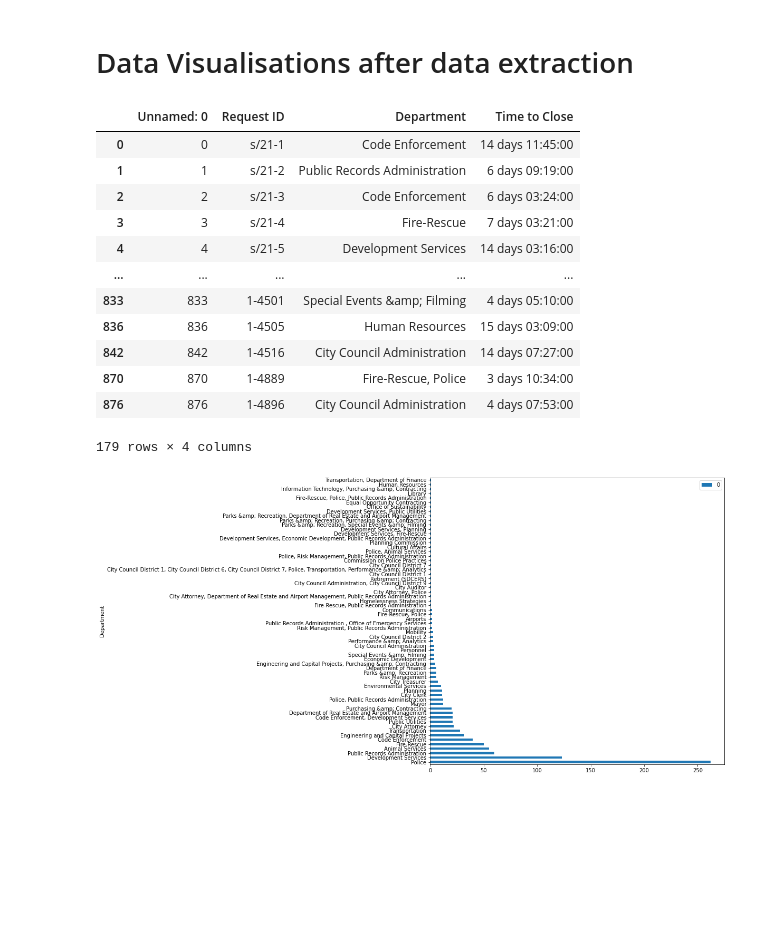
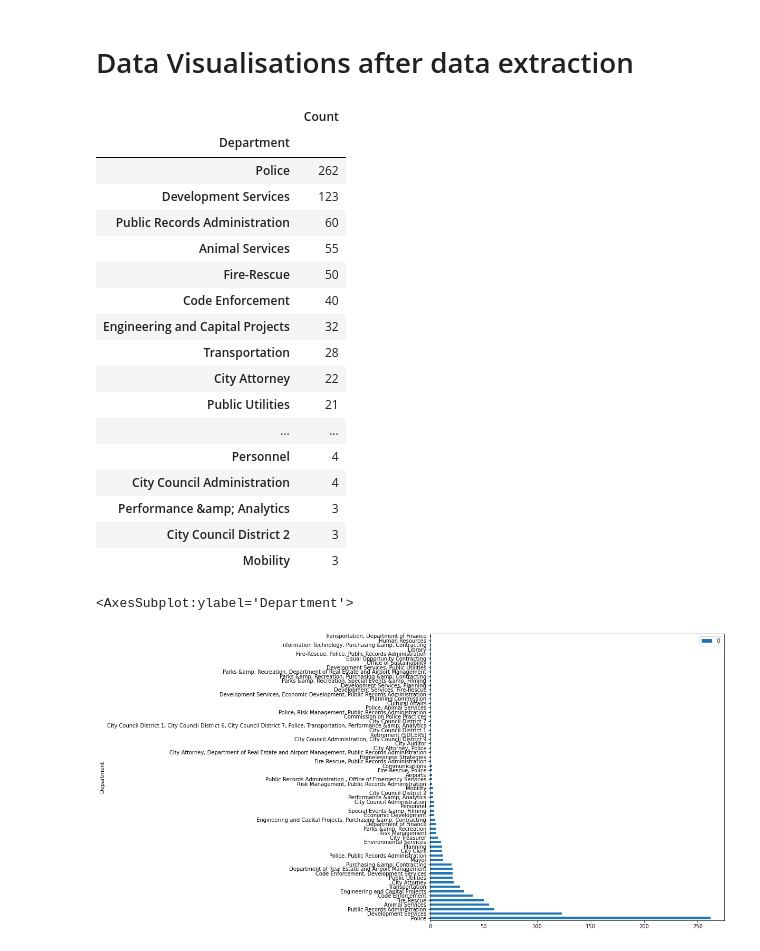
Before and after one commit to Saikrishna-Achalla/police-records-analysis, a Jupyter notebook: Data Visualisation.ipynb, the cells around one changed output. Drawn from its saved outputs; the diff is of its cells as text; code cells hidden in the pictures; blank space fills up the shorter version.

```diff
--- a/Data Visualisation.ipynb
+++ b/Data Visualisation.ipynb
@@ -10,24 +10,29 @@ import tensorflow as tf
 df = pd.read_csv("results.csv")
 # %%
 grouped = df.groupby(["Department"])
-grouped.head()
+grouped = df.value_counts("Department").to_frame()
+grouped.rename(columns = {0: 'Count'}).head(30)
 # %% [output]
-|  | Unnamed: 0 | Request ID | Department | Time to Close |
-| 0 | 0 | s/21-1 | Code Enforcement | 14 days 11:45:00 |
-| 1 | 1 | s/21-2 | Public Records Administration | 6 days 09:19:00 |
-| 2 | 2 | s/21-3 | Code Enforcement | 6 days 03:24:00 |
-| 3 | 3 | s/21-4 | Fire-Rescue | 7 days 03:21:00 |
-| 4 | 4 | s/21-5 | Development Services | 14 days 03:16:00 |
-| ... | ... | ... | ... | ... |
-| 833 | 833 | 1-4501 | Special Events &amp; Filming | 4 days 05:10:00 |
-| 836 | 836 | 1-4505 | Human Resources | 15 days 03:09:00 |
-| 842 | 842 | 1-4516 | City Council Administration | 14 days 07:27:00 |
-| 870 | 870 | 1-4889 | Fire-Rescue, Police | 3 days 10:34:00 |
-| 876 | 876 | 1-4896 | City Council Administration | 4 days 07:53:00 |
+|  | Count |
+| Department |  |
+| Police | 262 |
+| Development Services | 123 |
+| Public Records Administration | 60 |
+| Animal Services | 55 |
+| Fire-Rescue | 50 |
+| Code Enforcement | 40 |
+| Engineering and Capital Projects | 32 |
+| Transportation | 28 |
+| City Attorney | 22 |
+| Public Utilities | 21 |
+| ... | ... |
+| Personnel | 4 |
+| City Council Administration | 4 |
+| Performance &amp; Analytics | 3 |
+| City Council District 2 | 3 |
+| Mobility | 3 |
-179 rows × 4 columns
 # %%
-grouped = df.value_counts("Department").to_frame()
-
-ax = grouped.plot.barh(figsize = (10,10))
+grouped.plot.barh(figsize = (10,10))
 # %% [output]
+<AxesSubplot:ylabel='Department'>
 [figure]
```
Also changed, not shown: parts of 1 cell of this notebook.
